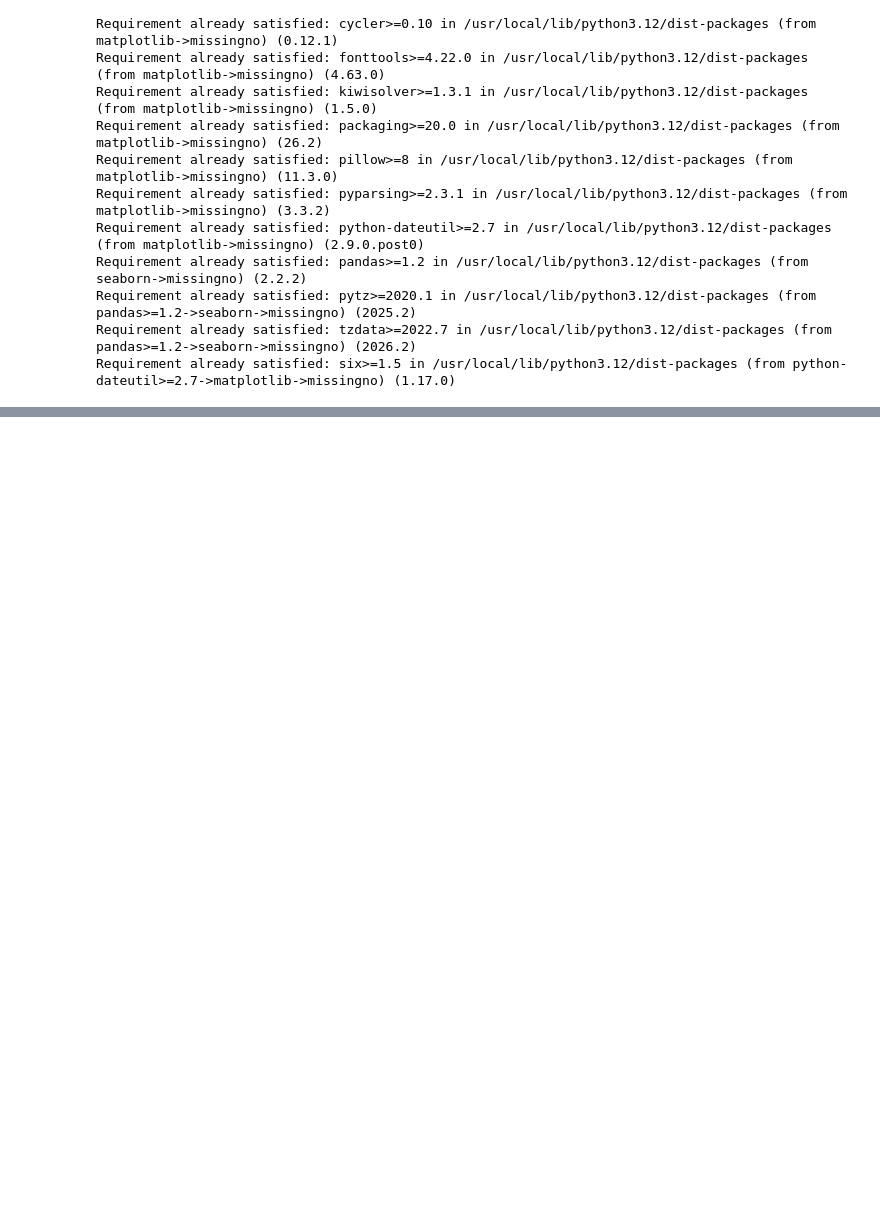
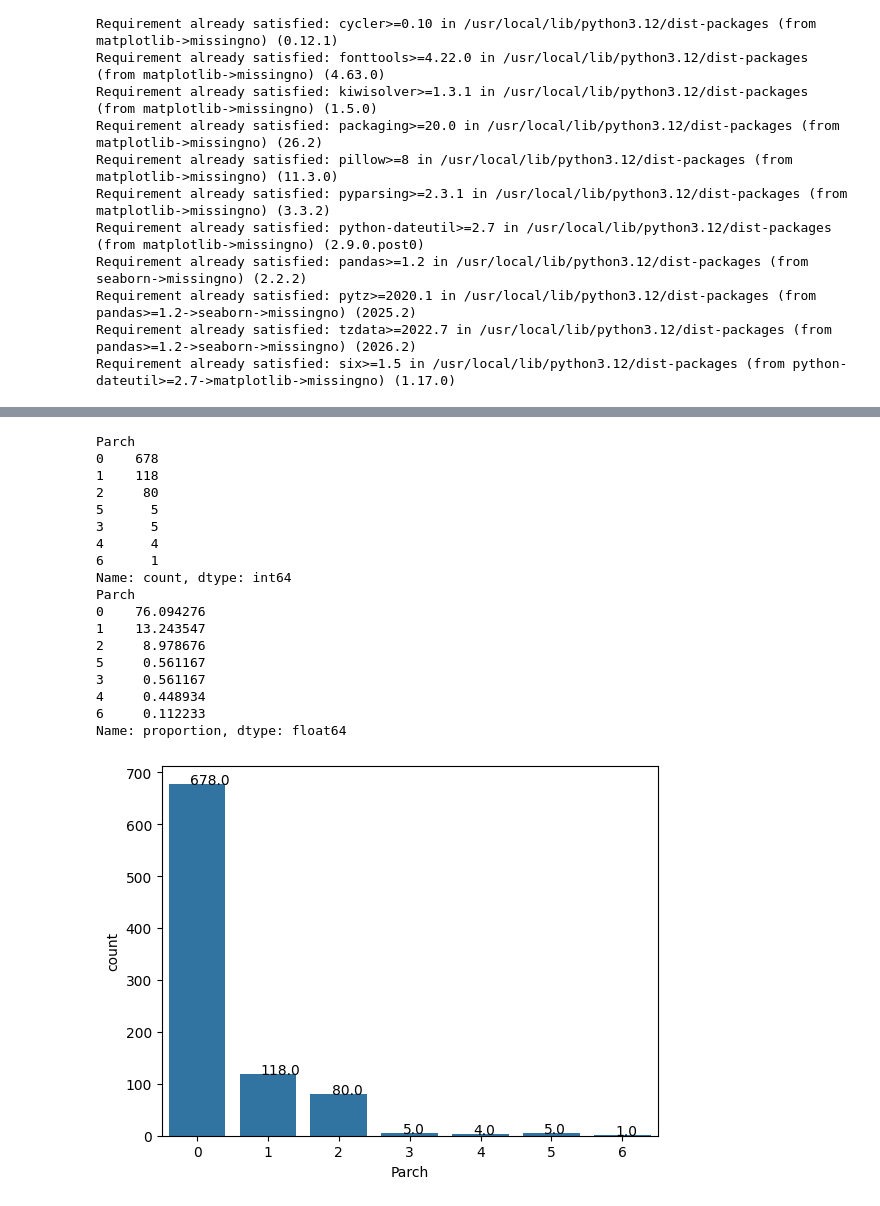
Before and after one commit to hw-coder92/Gwangju-AI-Academy, a Jupyter notebook: 06.EDA-분석/01-데이터분석-탐색적분석(EDA)-타이타닉.ipynb, the cells around one changed output, grey strips where cells are left out. Saved outputs shown, nothing was run; the diff lists cells and outputs as text; code cells hidden in the pictures; blank space fills up the shorter version.

```diff
--- a/06.EDA-분석/01-데이터분석-탐색적분석(EDA)-타이타닉.ipynb
+++ b/06.EDA-분석/01-데이터분석-탐색적분석(EDA)-타이타닉.ipynb
@@ -83,0 +647,46 @@ dtype: float64
+# %%
+# 5. Parch (부모·자녀 수)
+count = df_train["Parch"].value_counts()
+print(count)
+
+ratio = df_train["Parch"].value_counts(normalize=True) * 100
+print(ratio)
+
+ax=sns.countplot(
+x="Parch",
+data=df_train
+)
+
+for p in ax.patches:
+
+ ax.annotate(
+  p.get_height(),
+ (
+ p.get_x()+0.3,
+ p.get_height()
+ )
+ )
+
+ # 분석
+ # 대부분 혼자 탑승 76%
+ # 부모 또는 자식과 함께 탄 케이스는 21% 정도임
+# %% [output]
+Parch
+0    678
+1    118
+2     80
+5      5
+3      5
+4      4
+6      1
+Name: count, dtype: int64
+Parch
+0    76.094276
+1    13.243547
+2     8.978676
+5     0.561167
+3     0.561167
+4     0.448934
+6     0.112233
+Name: proportion, dtype: float64
+[figure, added]
```
Also changed, not shown: parts of 29 cells of this notebook, 5 other files.
